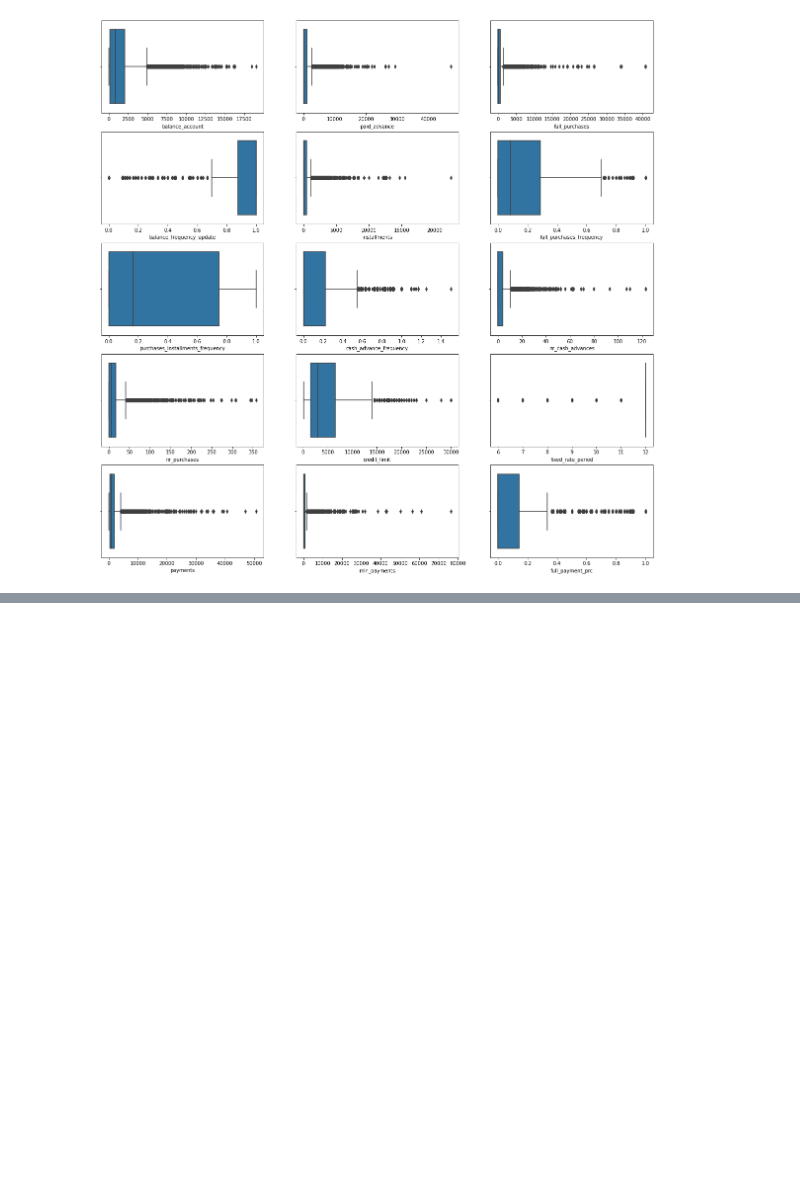
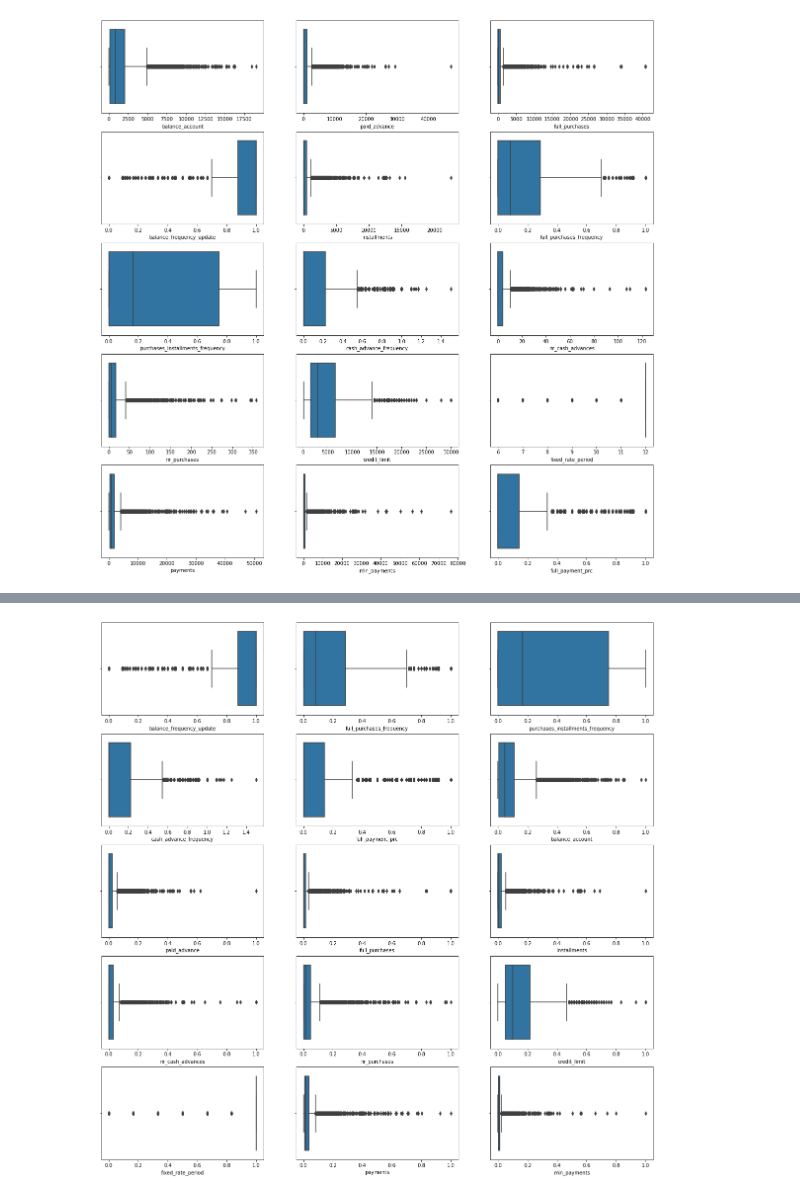
Before and after one commit to ansamz/Customer-Segmentation, a Jupyter notebook: notebooks/OH_CreditCard.ipynb, the cells around one changed output, grey strips where cells are left out. Cells and saved outputs as stored; diff of their text form; code cells hidden in the pictures; blank space fills up the shorter version.

```diff
--- a/notebooks/OH_CreditCard.ipynb
+++ b/notebooks/OH_CreditCard.ipynb
@@ -132,0 +145,21 @@ for index, name in enumerate(df.columns):
+# %%
+columns_to_scale = [
+    "balance_account",
+    "paid_advance",
+    "full_purchases",
+    "installments",
+    "nr_cash_advances",
+    "nr_purchases",
+    "credit_limit",
+    "fixed_rate_period",
+    "payments",
+    "min_payments",
+]
+# %%
+from sklearn.preprocessing import MinMaxScaler, StandardScaler
+
+subset_df = df[columns_to_scale].copy()  # could not use timestamp
+
+mms = MinMaxScaler(feature_range=(0, 1))
+subset_df[columns_to_scale] = mms.fit_transform(subset_df)
+subset_df.head()
@@ -132,0 +173,4 @@ for index, name in enumerate(df.columns):
+# %%
+df.drop(columns_to_scale, axis=1, inplace=True)
+# %%
+df = df.join(subset_df)
@@ -132,0 +197,9 @@ for index, name in enumerate(df.columns):
+# %%
+fig, axs = plt.subplots(5, 3, sharex=False, sharey=False, figsize=(20, 20))
+for index, name in enumerate(df.columns):
+    col = index % 3
+    row = (index - col) // 3
+    ax = axs[row][col]
+    sns.boxplot(ax=ax, data=df, x=name)
+# %% [output]
+[figure, added]
```
Also changed, not shown: parts of 5 cells of this notebook.
